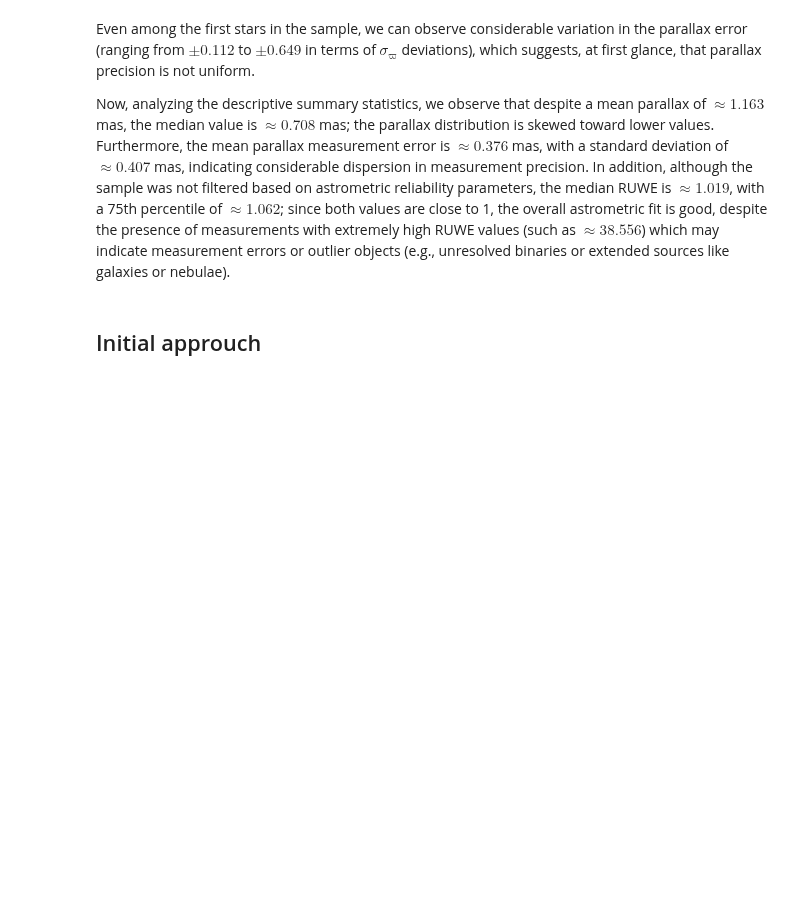
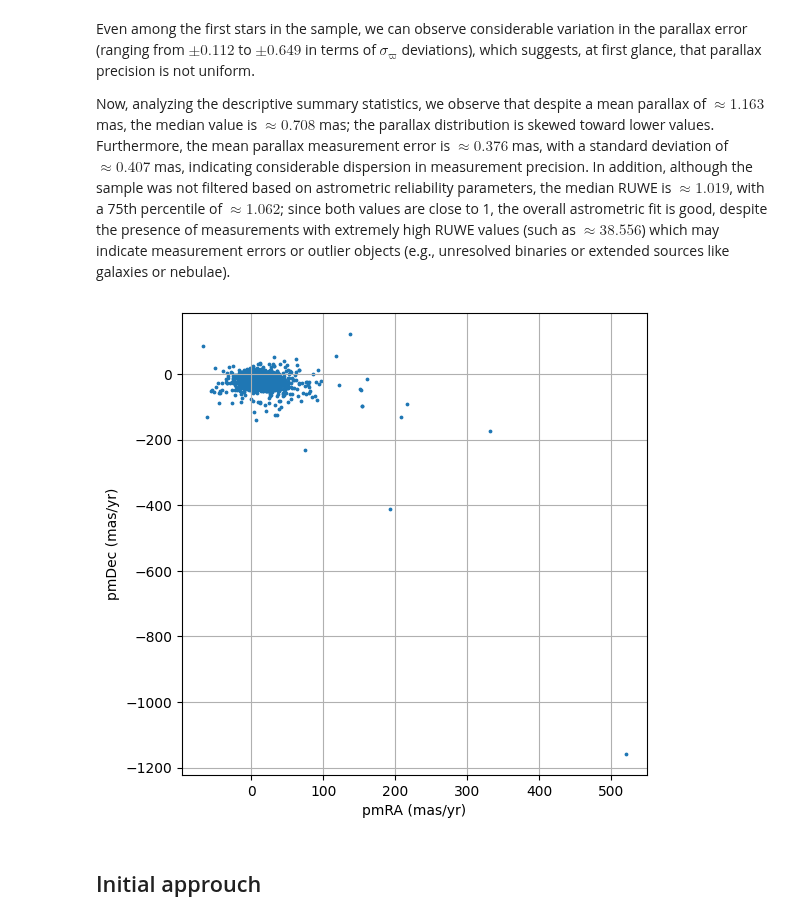
Before and after one commit to Paul0112/gaia-hr-diagram-bias, a Jupyter notebook: notebooks/gaia_hr_diagram_bias_I.ipynb, the cells around one changed output. Drawn from its saved outputs; the diff is of its cells as text; code cells hidden in the pictures; blank space fills up the shorter version.

```diff
--- a/notebooks/gaia_hr_diagram_bias_I.ipynb
+++ b/notebooks/gaia_hr_diagram_bias_I.ipynb
@@ -114,0 +118,9 @@ Now, analyzing the descriptive summary statistics, we observe that despite a mea
+# %%
+# Examine the pleiades open cluster
+plt.figure(figsize=(6,6))
+plt.scatter(df_gaia["pmra"], df_gaia["pmdec"], s=3)
+plt.xlabel("pmRA (mas/yr)")
+plt.ylabel("pmDec (mas/yr)")
+plt.grid(True)
+# %% [output]
+[figure, added]
```
Also changed, not shown: parts of 12 cells of this notebook, 6 other files.
